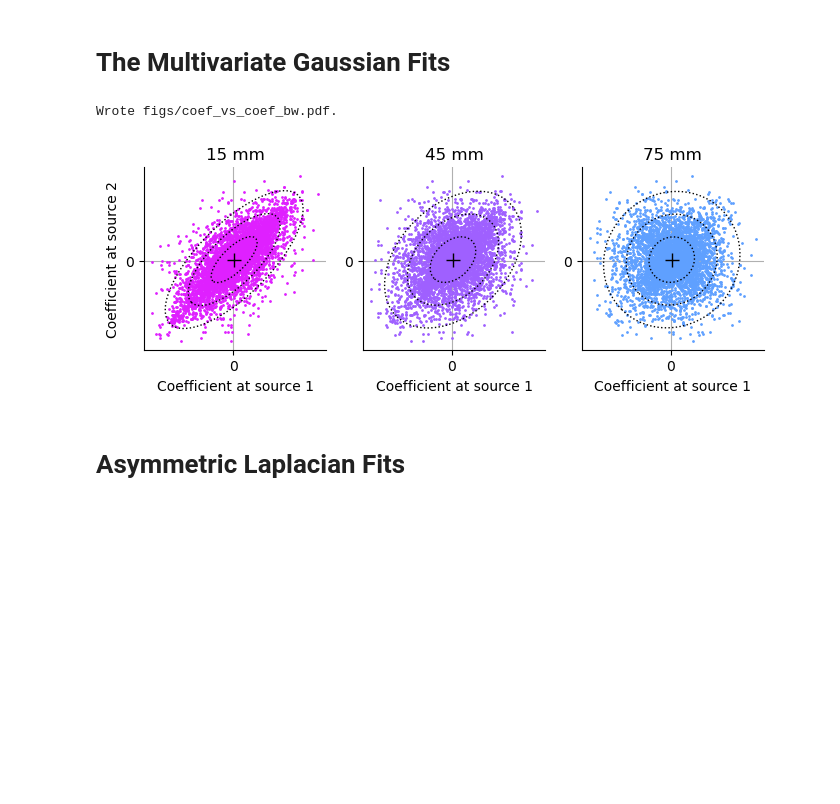
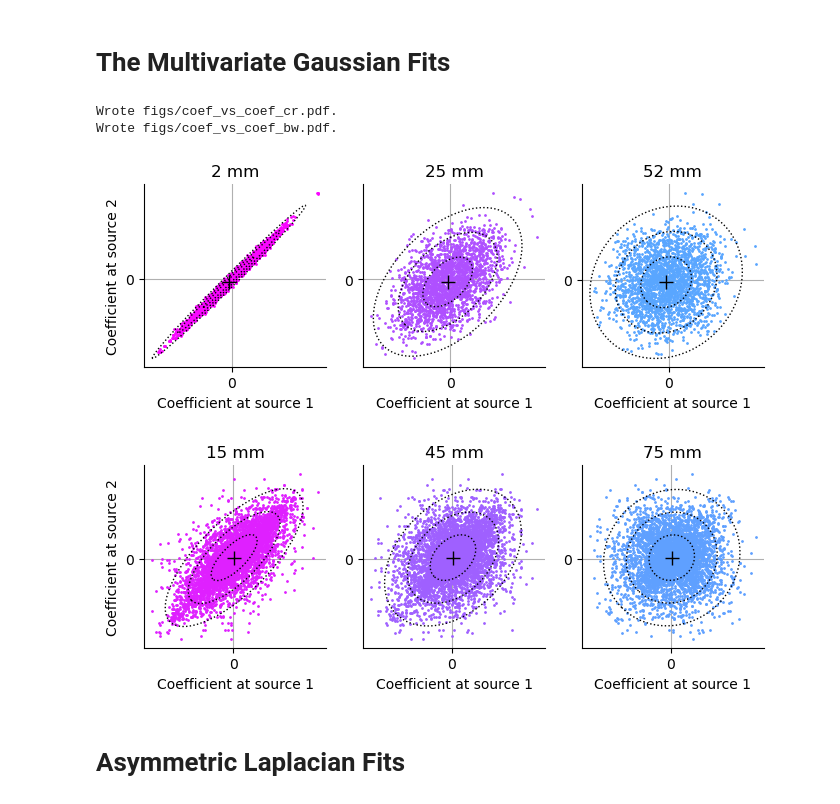
Before and after one commit to stootoon/fisher-plumes, a Jupyter notebook: make_figs.ipynb, the cells around one changed output. Cells and saved outputs as stored; diff of their text form; code cells hidden in the pictures; blank space fills up the shorter version.

Commit message:
Coef vs coef figs also uniform.

```diff
--- a/make_figs.ipynb
+++ b/make_figs.ipynb
@@ -281,18 +181,25 @@ Wrote figs/corr_components_bw.pdf.
 # The Multivariate Gaussian Fits
 # %%
 reload(fpf)
-which_freq = 5
-name = "bw"
-F = data[name]
-ifreq = F.freqs2inds([which_freq])[0]
-fpf.plot_coef1_vs_coef2([F.ss, F.cc],
-                        ifreq,
-                        F.pairs)
-file_name = f"figs/coef_vs_coef_{name}.pdf"
-PLOT and (savefig(file_name, bbox_inches='tight'), print(f"Wrote {file_name}."));
+which_freqs = {"bw":5,       "cr":10}
+which_idists= {"bw":[0,2,4], "cr":[0,12,18]}
+dcol_scales = {"bw":120000,  "cr":80000}
+for name, F in data.items():
+    which_freq = which_freqs[name]
+    ifreq = F.freqs2inds([which_freq])[0]
+    fpf.plot_coef1_vs_coef2([F.ss, F.cc],
+                            ifreq,
+                            F.pairs,
+                            i_pos_dists_to_plot = which_idists[name],
+                            dist_col_scale = dcol_scales[name]
+    )
+    file_name = f"figs/coef_vs_coef_{name}.pdf"
+    PLOT and (savefig(file_name, bbox_inches='tight'), print(f"Wrote {file_name}."));
 # %% [output]
+Wrote figs/coef_vs_coef_cr.pdf.
 Wrote figs/coef_vs_coef_bw.pdf.
-[figure, old version]
+[figure, new version]
+[figure, added]
 # %% [markdown]
 # Asymmetric Laplacian Fits
 # %%
```
Also changed, not shown: parts of 4 cells of this notebook, 4 other files.
